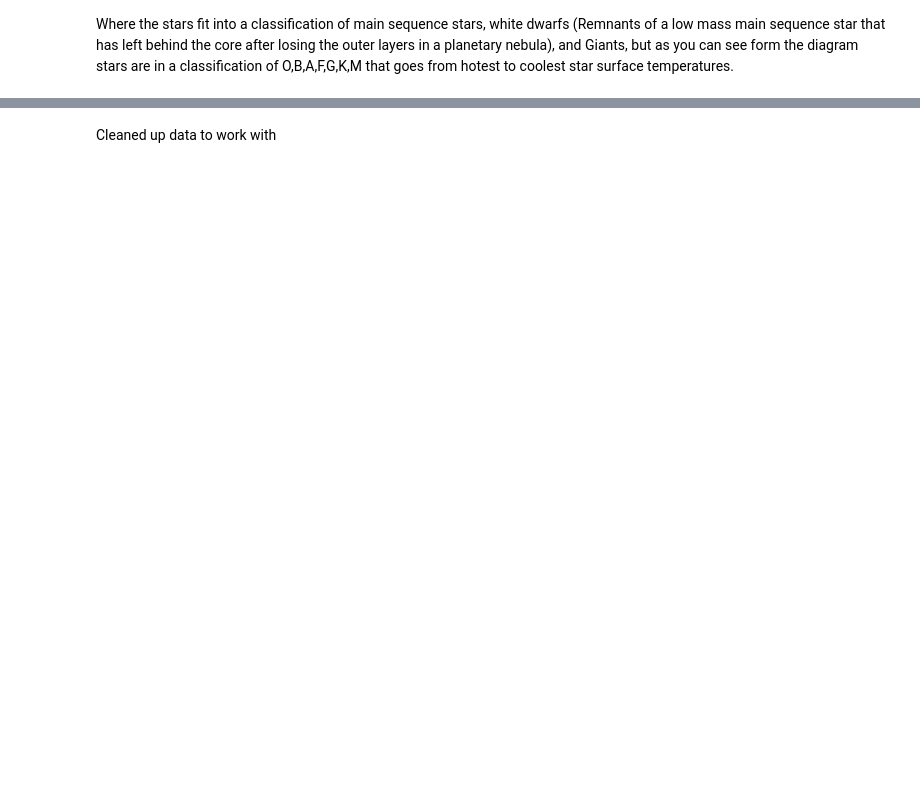
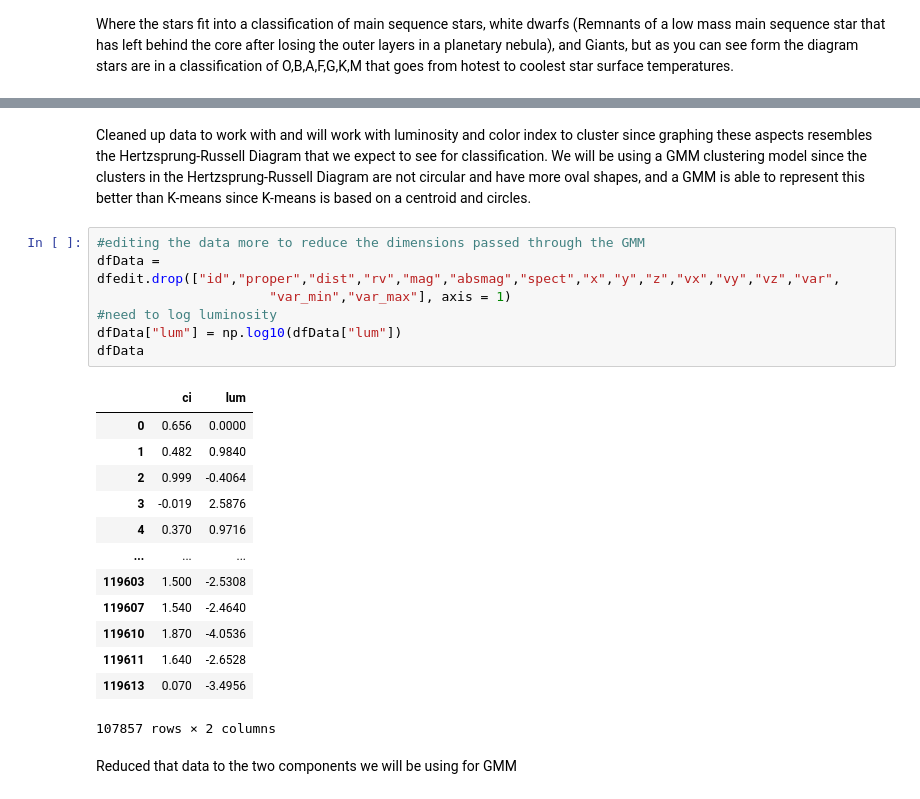
Before and after one commit to ccaulk/CSCI_4022_Project_Caulk_Moll_Jacob, a Jupyter notebook: Project_Clustering_Code.ipynb, the cells around one changed output, grey strips where cells are left out. Drawn from its saved outputs; the diff is of its cells as text; blank space fills up the shorter version.

```diff
--- a/Project_Clustering_Code.ipynb
+++ b/Project_Clustering_Code.ipynb
@@ -52,4 +58,27 @@ dfedit
 | 119613 | 119615 | NaN | 7.8003 | 0.0 | 13.05 | 13.589 | DA5 | 0.070 | 5.689088 | 0.054021 | -5.336296 | ... |
 107857 rows × 18 columns
 # %% [markdown]
-Cleaned up data to work with
+Cleaned up data to work with and will work with luminosity and color index to cluster since graphing these aspects resembles the Hertzsprung-Russell Diagram that we expect to see for classification. We will be using a GMM clustering model since the clusters in the Hertzsprung-Russell Diagram are not circular and have more oval shapes, and a GMM is able to represent this better than K-means since K-means is based on a centroid and circles.
+# %%
+#editing the data more to reduce the dimensions passed through the GMM
+dfData = dfedit.drop(["id","proper","dist","rv","mag","absmag","spect","x","y","z","vx","vy","vz","var",
+                      "var_min","var_max"], axis = 1)
+#need to log luminosity
+dfData["lum"] = np.log10(dfData["lum"])
+dfData
+# %% [output]
+|  | ci | lum |
+| 0 | 0.656 | 0.0000 |
+| 1 | 0.482 | 0.9840 |
+| 2 | 0.999 | -0.4064 |
+| 3 | -0.019 | 2.5876 |
+| 4 | 0.370 | 0.9716 |
+| ... | ... | ... |
+| 119603 | 1.500 | -2.5308 |
+| 119607 | 1.540 | -2.4640 |
+| 119610 | 1.870 | -4.0536 |
+| 119611 | 1.640 | -2.6528 |
+| 119613 | 0.070 | -3.4956 |
+107857 rows × 2 columns
+# %% [markdown]
+Reduced that data to the two components we will be using for GMM
```
Also changed, not shown: parts of 5 cells of this notebook.
